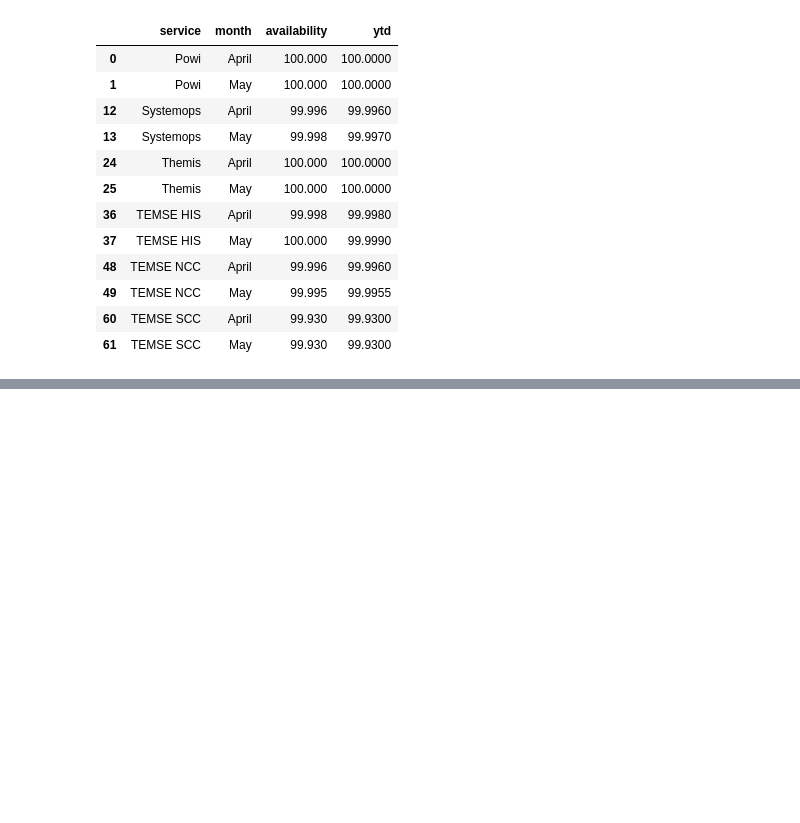
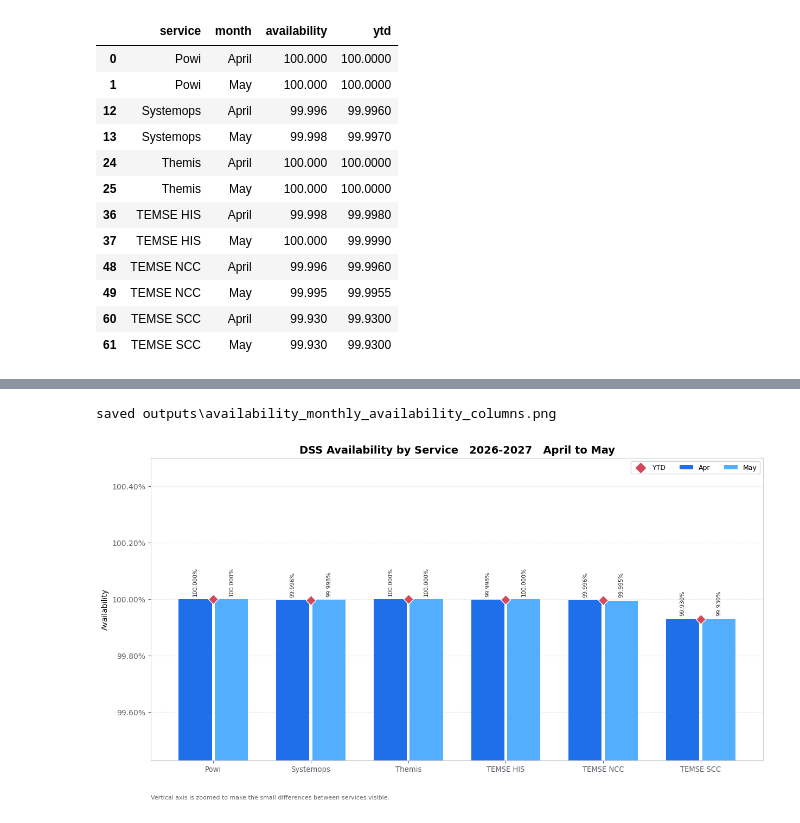
Before and after one commit to ErickChauke/availability-visualiser, a Jupyter notebook: notebook.ipynb, the cells around one changed output, grey strips where cells are left out. Drawn from its saved outputs; the diff is of its cells as text; code cells hidden in the pictures; blank space fills up the shorter version.

```diff
--- a/notebook.ipynb
+++ b/notebook.ipynb
@@ -169,0 +273,51 @@ TEMSE SCC     99.9300
+# %%
+# Months in shades of blue, year to date as a red diamond
+COL_MONTH_COLORS = ["#1f6feb", "#54aeff", "#a5d6ff"]
+COL_YTD = "#d1495b"
+
+all_vals = pd.concat([monthly["availability"], ytd_now]).dropna()
+ymin = all_vals.min() - Y_AXIS_PAD
+ymax = min(100 + Y_AXIS_PAD, all_vals.max() + Y_AXIS_PAD)
+
+fig, ax = plt.subplots(figsize=(12.5, 6.8))
+fig.patch.set_facecolor("white")
+n = len(filled_months)
+group_w = 0.74
+bar_w = group_w / n
+base = list(range(len(SERVICES)))
+
+for j, m in enumerate(filled_months):
+    vals = [monthly[(monthly["service"] == s) & (monthly["month"] == m)]["availability"].values[0]
+            for s in SERVICES]
+    offs = [b - group_w / 2 + bar_w / 2 + j * bar_w for b in base]
+    ax.bar(offs, vals, width=bar_w * 0.92, color=COL_MONTH_COLORS[j % len(COL_MONTH_COLORS)],
+           label=str(m)[:3], zorder=3)
+    for xo, v in zip(offs, vals):
+        ax.annotate(f"{v:.3f}%", (xo, v), textcoords="offset points", xytext=(0, 4),
+                    ha="center", va="bottom", rotation=90, fontsize=7.5, color="#24292f")
+
+for b, s in zip(base, SERVICES):
+    ax.scatter([b], [ytd_now[s]], marker="D", s=85, color=COL_YTD, zorder=4,
+               edgecolor="white", linewidth=1)
+ax.scatter([], [], marker="D", s=85, color=COL_YTD, label="YTD")
+
+ax.set_xticks(base)
+ax.set_xticklabels(SERVICES, fontsize=9.5)
+ax.set_ylim(ymin, ymax)
+ax.yaxis.set_major_formatter(mticker.FuncFormatter(lambda v, _: f"{v:.2f}%"))
+ax.grid(axis="y", linestyle=":", alpha=0.5)
+ax.legend(loc="upper right", frameon=True, framealpha=0.9, ncol=n + 1, fontsize=9)
+ax.set_title(f"DSS Availability by Service   {sheet}   April to {latest_month}",
+             fontsize=14, fontweight="bold")
+ax.set_ylabel("Availability")
+ax.text(0.0, -0.13, "Vertical axis is zoomed to make the small differences between services visible.",
+        transform=ax.transAxes, fontsize=8, color="#666666")
+fig.tight_layout()
+
+fig_path_columns = OUT_PATH / f"{STEM}_monthly_availability_columns.png"
+fig.savefig(fig_path_columns, dpi=170, bbox_inches="tight", facecolor="white")
+print("saved", fig_path_columns)
+plt.show()
+# %% [output]
+saved outputs\availability_monthly_availability_columns.png
+[figure, added]
```
Also changed, not shown: parts of 5 cells of this notebook, 2 other files.
